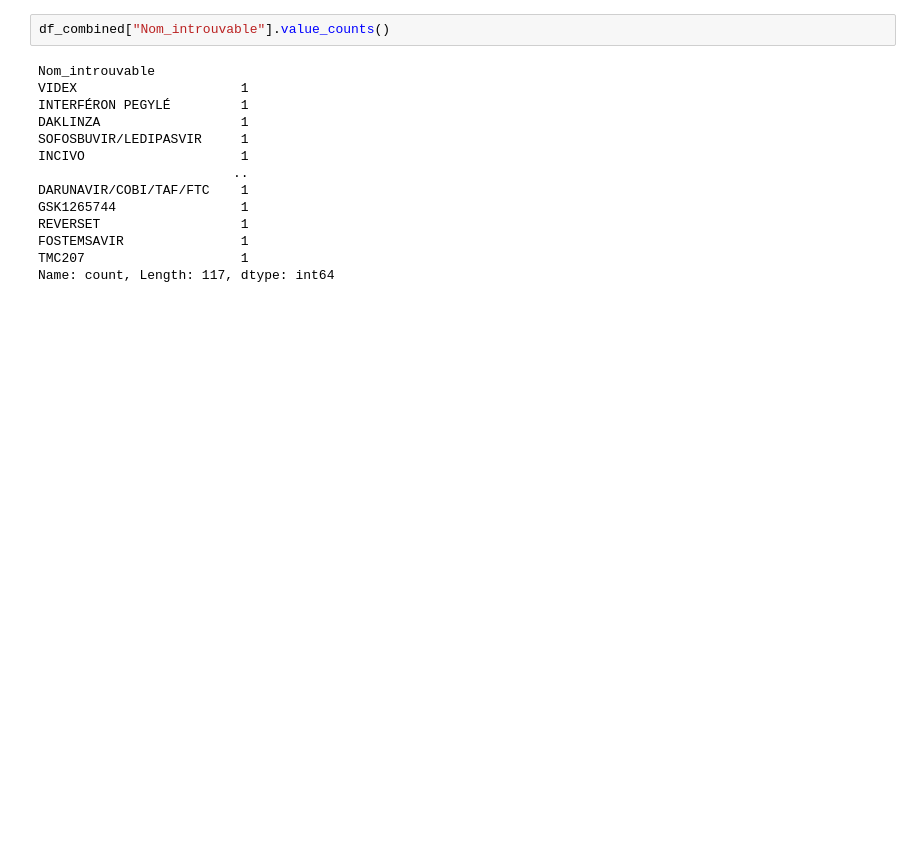
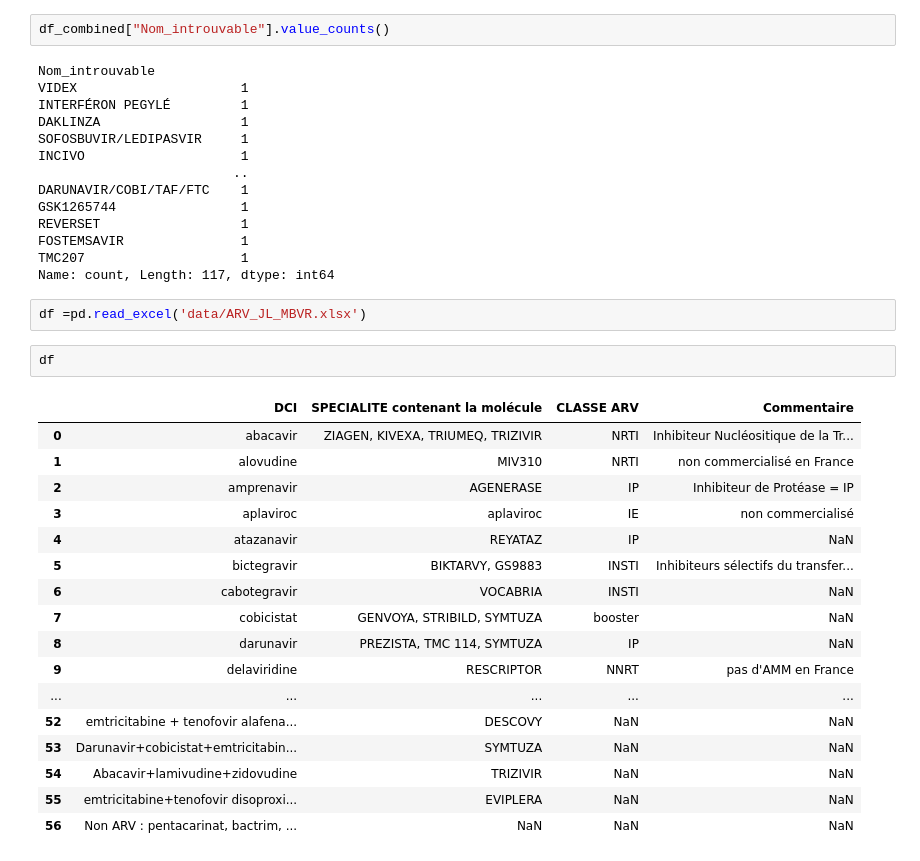
Before and after one commit to touXik/OCTAVIA, a Jupyter notebook: INTROUVABLE/INTROUVABLE.ipynb, the cells around one changed output. Saved outputs shown, nothing was run; the diff lists cells and outputs as text; blank space fills up the shorter version.

```diff
--- a/INTROUVABLE/INTROUVABLE.ipynb
+++ b/INTROUVABLE/INTROUVABLE.ipynb
@@ -300,3 +270,25 @@ REVERSET                  1
 FOSTEMSAVIR               1
 TMC207                    1
 Name: count, Length: 117, dtype: int64
+# %%
+df =pd.read_excel('data/ARV_JL_MBVR.xlsx')
+# %%
+df
+# %% [output]
+|  | DCI | SPECIALITE contenant la molécule | CLASSE ARV | Commentaire |
+| 0 | abacavir | ZIAGEN, KIVEXA, TRIUMEQ, TRIZIVIR | NRTI | Inhibiteur Nucléositique de la Tr... |
+| 1 | alovudine | MIV310 | NRTI | non commercialisé en France |
+| 2 | amprenavir | AGENERASE | IP | Inhibiteur de Protéase = IP |
+| 3 | aplaviroc | aplaviroc | IE | non commercialisé |
+| 4 | atazanavir | REYATAZ | IP | NaN |
+| 5 | bictegravir | BIKTARVY, GS9883 | INSTI | Inhibiteurs sélectifs du transfer... |
+| 6 | cabotegravir | VOCABRIA | INSTI | NaN |
+| 7 | cobicistat | GENVOYA, STRIBILD, SYMTUZA | booster | NaN |
+| 8 | darunavir | PREZISTA, TMC 114, SYMTUZA | IP | NaN |
+| 9 | delaviridine | RESCRIPTOR | NNRT | pas d'AMM en France |
+| ... | ... | ... | ... | ... |
+| 52 | emtricitabine + tenofovir alafena... | DESCOVY | NaN | NaN |
+| 53 | Darunavir+cobicistat+emtricitabin... | SYMTUZA | NaN | NaN |
+| 54 | Abacavir+lamivudine+zidovudine | TRIZIVIR | NaN | NaN |
+| 55 | emtricitabine+tenofovir disoproxi... | EVIPLERA | NaN | NaN |
+| 56 | Non ARV : pentacarinat, bactrim, ... | NaN | NaN | NaN |
```
Also changed, not shown: parts of 19 cells of this notebook, 26 other files.
